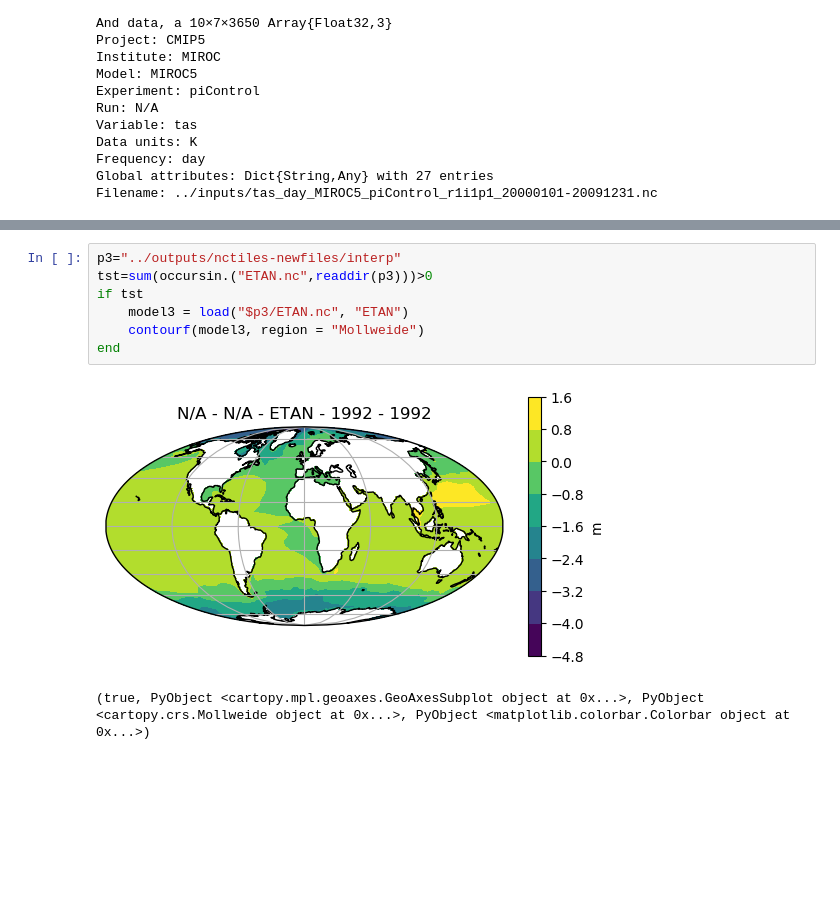
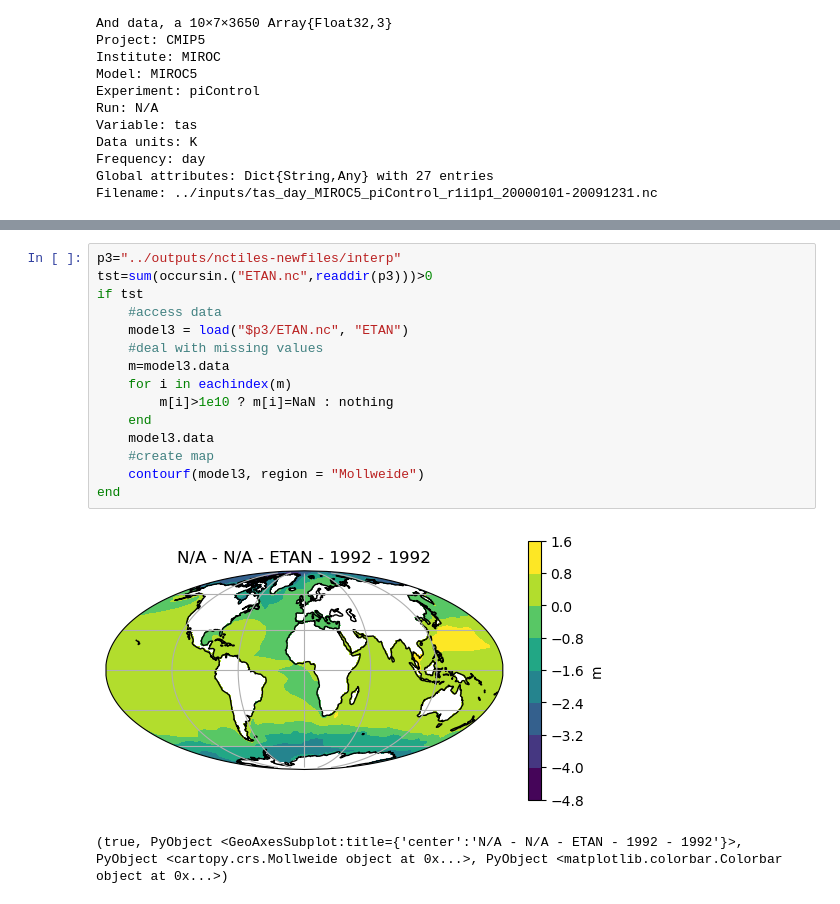
Before and after one commit to JuliaClimate/Notebooks, a Jupyter notebook: DataStructures/02_ClimateTools.ipynb, the cells around one changed output, grey strips where cells are left out. Cells and saved outputs as stored; diff of their text form; blank space fills up the shorter version.

Commit message:
bring DataStructures folder up to date (except broken aws/zarr)

```diff
--- a/DataStructures/02_ClimateTools.ipynb
+++ b/DataStructures/02_ClimateTools.ipynb
@@ -88,10 +85,18 @@ Filename: ../inputs/tas_day_MIROC5_piControl_r1i1p1_20000101-20091231.nc
 # %%
 p3="../outputs/nctiles-newfiles/interp"
 tst=sum(occursin.("ETAN.nc",readdir(p3)))>0
 if tst
+    #access data
     model3 = load("$p3/ETAN.nc", "ETAN")
+    #deal with missing values
+    m=model3.data
+    for i in eachindex(m)
+        m[i]>1e10 ? m[i]=NaN : nothing
+    end
+    model3.data
+    #create map
     contourf(model3, region = "Mollweide")
 end
 # %% [output]
-[figure, old version]
+[figure, new version]
-(true, PyObject <cartopy.mpl.geoaxes.GeoAxesSubplot object at 0x...>, PyObject <cartopy.crs.Mollweide object at 0x...>, PyObject <matplotlib.colorbar.Colorbar object at 0x...>)
+(true, PyObject <GeoAxesSubplot:title={'center':'N/A - N/A - ETAN - 1992 - 1992'}>, PyObject <cartopy.crs.Mollweide object at 0x...>, PyObject <matplotlib.colorbar.Colorbar object at 0x...>)
```
Also changed, not shown: parts of 5 cells of this notebook, 8 other files.
